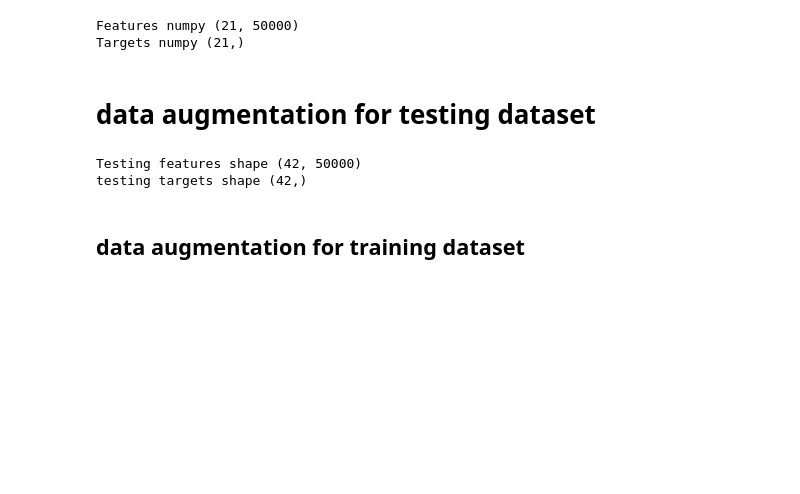
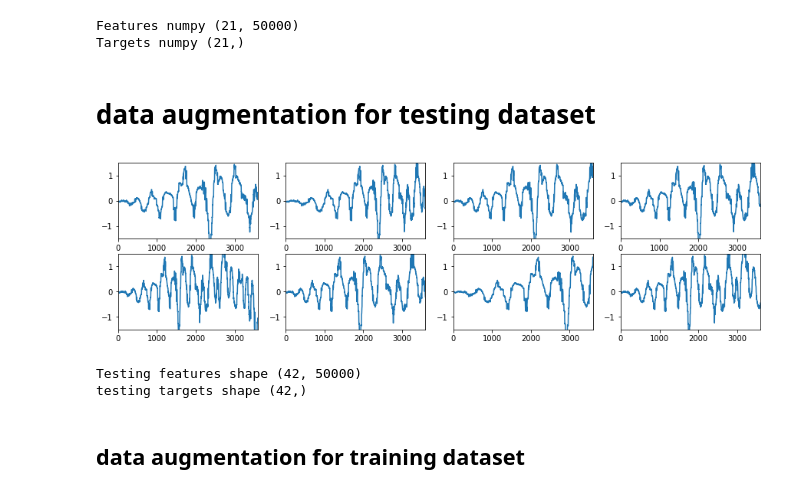
Before and after one commit to SaiVineethKalluruSrinivas/AccZ_Neural_Network, a Jupyter notebook: AccZ_phase9_deepClassifier-max-accuracy_VW_with_time_warping.ipynb, the cells around one changed output. Drawn from its saved outputs; the diff is of its cells as text; code cells hidden in the pictures; blank space fills up the shorter version.

Commit message:
Time warping experimentation

```diff
--- a/AccZ_phase9_deepClassifier-max-accuracy_VW_with_time_warping.ipynb
+++ b/AccZ_phase9_deepClassifier-max-accuracy_VW_with_time_warping.ipynb
@@ -174,6 +174,16 @@ def DA_TimeWarp(X, sigma=0.2):
     X_new[:,1] = np.interp(x_range, tt_new[:,1], X[:,1])
     X_new[:,2] = np.interp(x_range, tt_new[:,2], X[:,2])
     return X_new
+# %%
+fig = plt.figure(figsize=(15,4))
+for ii in range(8):
+    ax = fig.add_subplot(2,4,ii+1)
+    outputs = DA_TimeWarp(vw_features_numpy.T[:,:3], sigma)
+    ax.plot(outputs[:,0])
+    ax.set_xlim([0,3600])
+    ax.set_ylim([-1.5,1.5])
+# %% [output]
+[figure, added]
 # %%
 #implementation of time warping
 vw_features_numpy_new = vw_features_numpy.T
```
Also changed, not shown: parts of 2 cells of this notebook, 3 other files.
